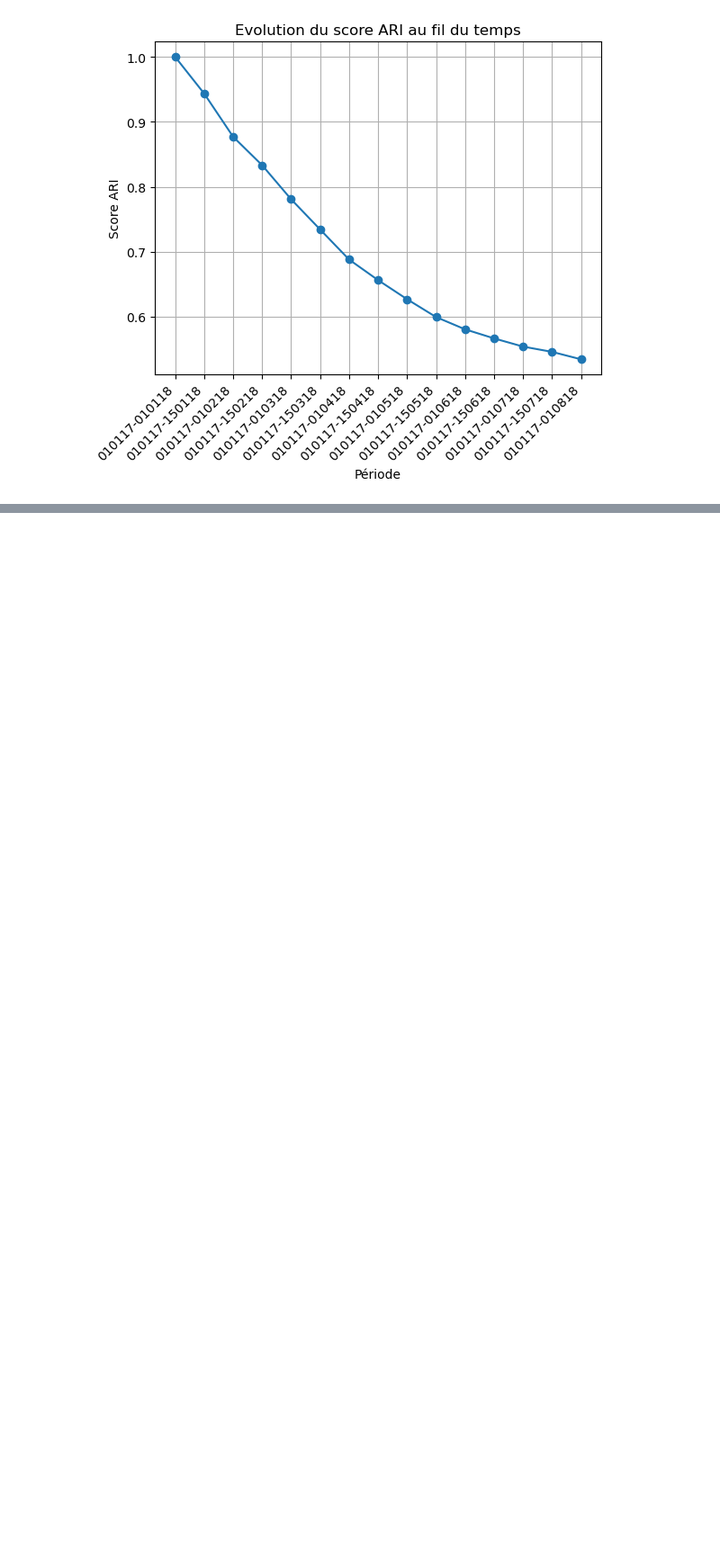
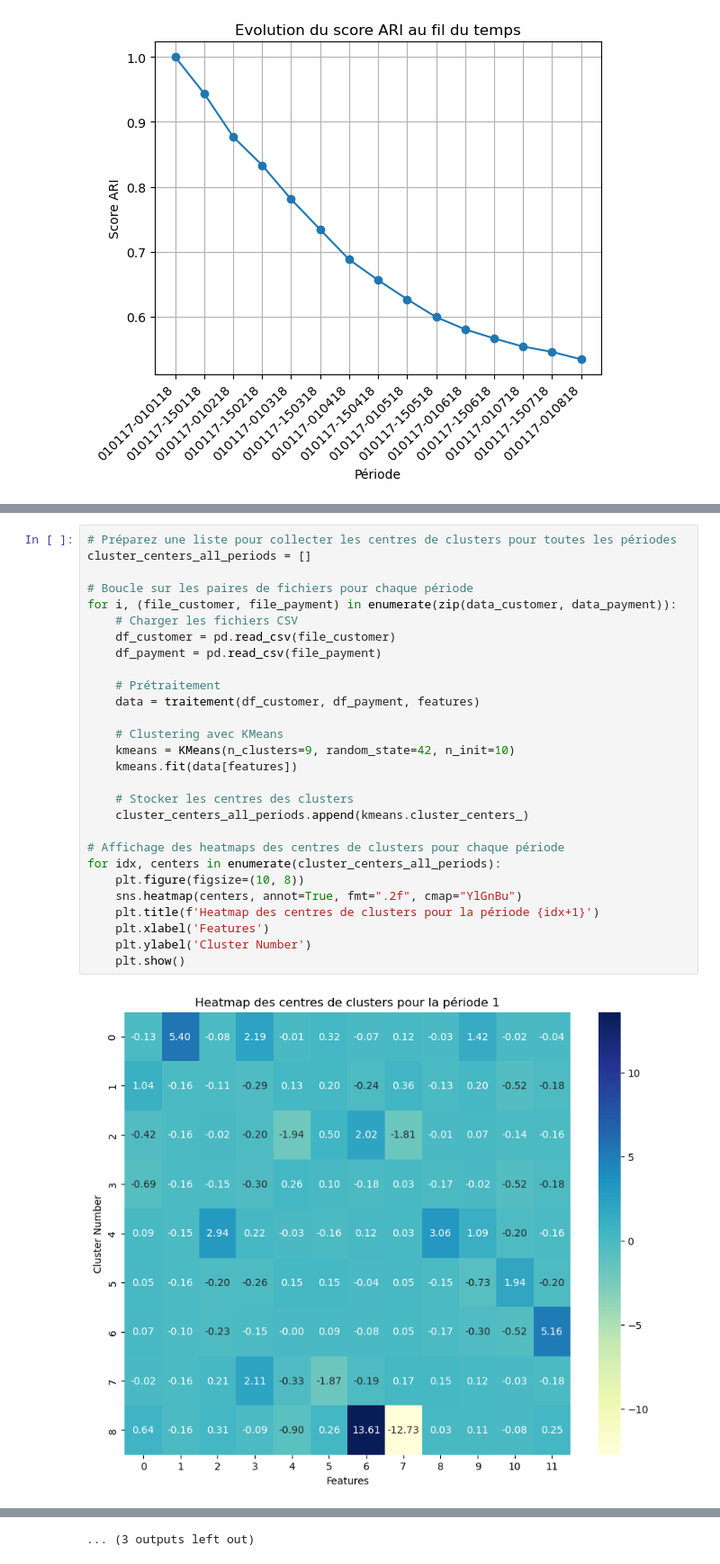
Before and after one commit to Stely-data/OC-Projet-5, a Jupyter notebook: Deveau_Estelle_4_notebook_simulation_032024.ipynb, the cells around one changed output, grey strips where cells are left out. Shown at 90% size. Saved outputs shown, nothing was run; the diff lists cells and outputs as text; blank space fills up the shorter version.

```diff
--- a/Deveau_Estelle_4_notebook_simulation_032024.ipynb
+++ b/Deveau_Estelle_4_notebook_simulation_032024.ipynb
@@ -354,0 +391,30 @@ plt.show()
+# %%
+# Préparez une liste pour collecter les centres de clusters pour toutes les périodes
+cluster_centers_all_periods = []
+
+# Boucle sur les paires de fichiers pour chaque période
+for i, (file_customer, file_payment) in enumerate(zip(data_customer, data_payment)):
+    # Charger les fichiers CSV
+    df_customer = pd.read_csv(file_customer)
+    df_payment = pd.read_csv(file_payment)
+
+    # Prétraitement
+    data = traitement(df_customer, df_payment, features)
+
+    # Clustering avec KMeans
+    kmeans = KMeans(n_clusters=9, random_state=42, n_init=10)
+    kmeans.fit(data[features])
+
+    # Stocker les centres des clusters
+    cluster_centers_all_periods.append(kmeans.cluster_centers_)
+
+# Affichage des heatmaps des centres de clusters pour chaque période
+for idx, centers in enumerate(cluster_centers_all_periods):
+    plt.figure(figsize=(10, 8))
+    sns.heatmap(centers, annot=True, fmt=".2f", cmap="YlGnBu")
+    plt.title(f'Heatmap des centres de clusters pour la période {idx+1}')
+    plt.xlabel('Features')
+    plt.ylabel('Cluster Number')
+    plt.show()
+# %% [output]
+[figure, added]
@@ -354,0 +432 @@ plt.show()
+... (3 outputs left out)
```
Also changed, not shown: parts of 20 cells of this notebook.
